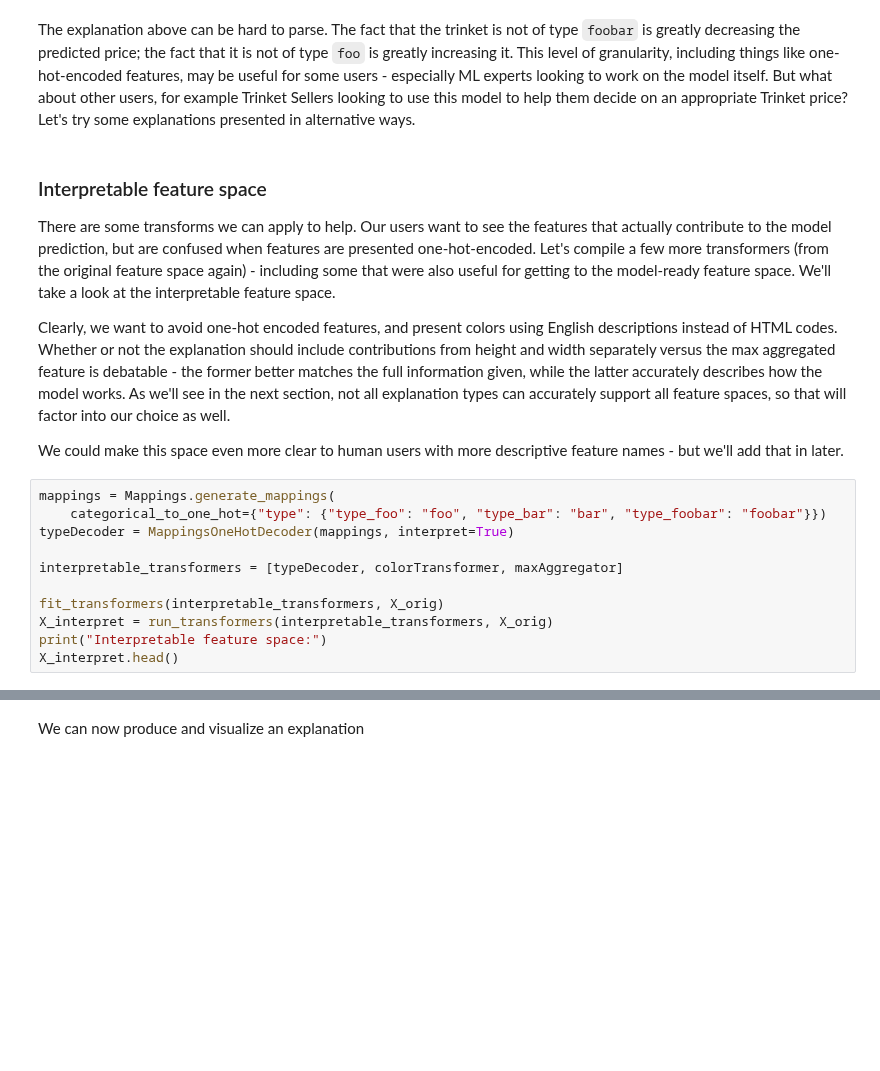
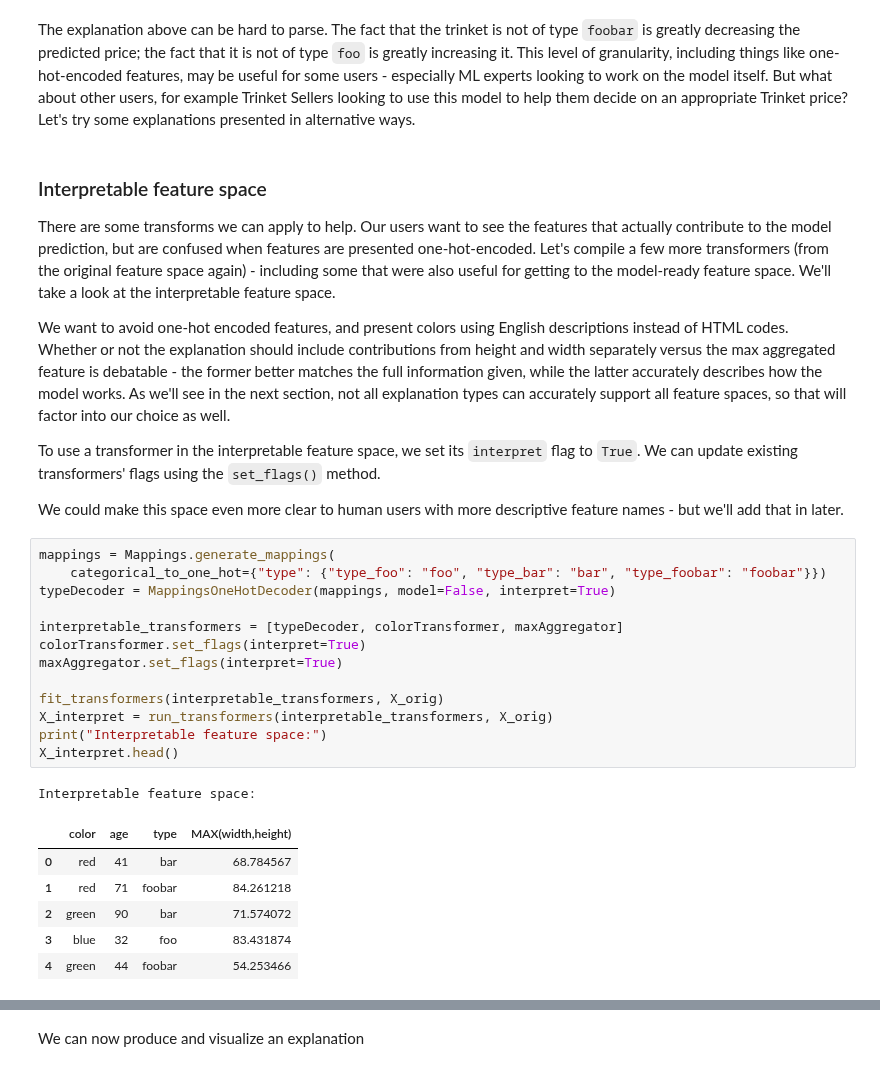
Before and after one commit to sibyl-dev/pyreal, a Jupyter notebook: tutorials/pyreal_introduction/pyreal_introduction.ipynb, the cells around one changed output, grey strips where cells are left out. Drawn from its saved outputs; the diff is of its cells as text; blank space fills up the shorter version.

```diff
--- a/tutorials/pyreal_introduction/pyreal_introduction.ipynb
+++ b/tutorials/pyreal_introduction/pyreal_introduction.ipynb
@@ -123,20 +145,32 @@ The explanation above can be hard to parse. The fact that the trinket is not of
 
 There are some transforms we can apply to help. Our users want to see the features that actually contribute to the model prediction, but are confused when features are presented one-hot-encoded. Let's compile a few more transformers (from the original feature space again) - including some that were also useful for getting to the model-ready feature space. We'll take a look at the interpretable feature space.
 
-Clearly, we want to avoid one-hot encoded features, and present colors using English descriptions instead of HTML codes. Whether or not the explanation should include contributions from height and width separately versus the max aggregated feature is debatable - the former better matches the full information given, while the latter accurately describes how the model works. As we'll see in the next section, not all explanation types can accurately support all feature spaces, so that will factor into our choice as well.
+We want to avoid one-hot encoded features, and present colors using English descriptions instead of HTML codes. Whether or not the explanation should include contributions from height and width separately versus the max aggregated feature is debatable - the former better matches the full information given, while the latter accurately describes how the model works. As we'll see in the next section, not all explanation types can accurately support all feature spaces, so that will factor into our choice as well.
+
+To use a transformer in the interpretable feature space, we set its `interpret` flag to `True`. We can update existing transformers' flags using the `set_flags()` method.
 
 We could make this space even more clear to human users with more descriptive feature names - but we'll add that in later.
 # %%
 mappings = Mappings.generate_mappings(
     categorical_to_one_hot={"type": {"type_foo": "foo", "type_bar": "bar", "type_foobar": "foobar"}})
-typeDecoder = MappingsOneHotDecoder(mappings, interpret=True)
+typeDecoder = MappingsOneHotDecoder(mappings, model=False, interpret=True)
 
 interpretable_transformers = [typeDecoder, colorTransformer, maxAggregator]
+colorTransformer.set_flags(interpret=True)
+maxAggregator.set_flags(interpret=True)
 
 fit_transformers(interpretable_transformers, X_orig)
 X_interpret = run_transformers(interpretable_transformers, X_orig)
 print("Interpretable feature space:")
 X_interpret.head()
+# %% [output]
+Interpretable feature space:
+|  | color | age | type | MAX(width,height) |
+| 0 | red | 41 | bar | 68.784567 |
+| 1 | red | 71 | foobar | 84.261218 |
+| 2 | green | 90 | bar | 71.574072 |
+| 3 | blue | 32 | foo | 83.431874 |
+| 4 | green | 44 | foobar | 54.253466 |
 # %% [markdown]
 ### Pyreal Explainers
 
```
Also changed, not shown: parts of 12 cells of this notebook, 1 other file.
